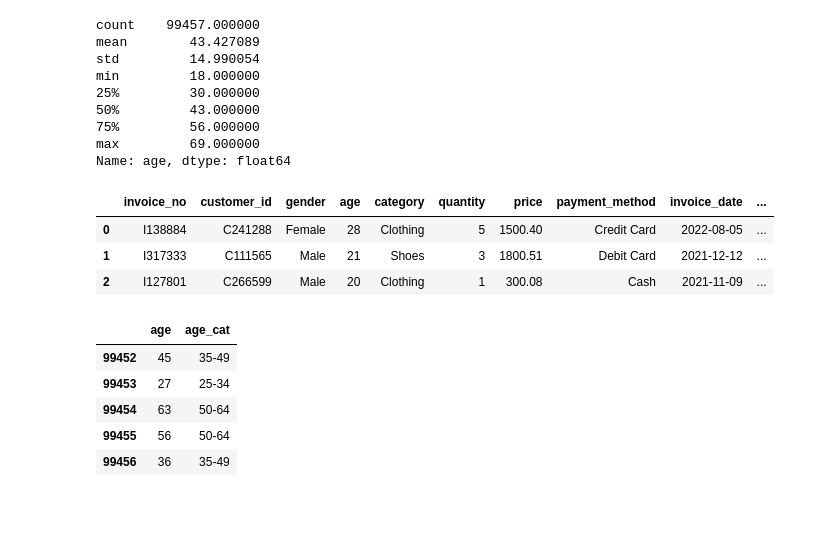
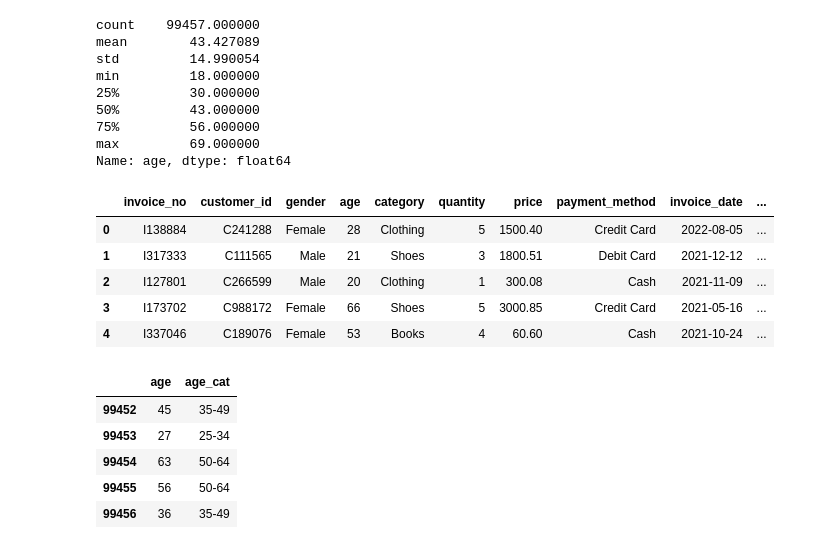
Before and after one commit to wvita1975/analisis_retail, a Jupyter notebook: retail.ipynb, the cells around one changed output. Drawn from its saved outputs; the diff is of its cells as text; code cells hidden in the pictures; blank space fills up the shorter version.

```diff
--- a/retail.ipynb
+++ b/retail.ipynb
@@ -185,10 +220,12 @@ def category_f(age):
 #
 df2['age_cat'] = df2[ 'age_cat'].apply(category_f)
 # %%
-df2.head(3)
+df2.head()
 # %% [output]
 |  | invoice_no | customer_id | gender | age | category | quantity | price | payment_method | invoice_date | ... |
 | 0 | I138884 | C241288 | Female | 28 | Clothing | 5 | 1500.40 | Credit Card | 2022-08-05 | ... |
 | 1 | I317333 | C111565 | Male | 21 | Shoes | 3 | 1800.51 | Debit Card | 2021-12-12 | ... |
 | 2 | I127801 | C266599 | Male | 20 | Clothing | 1 | 300.08 | Cash | 2021-11-09 | ... |
+| 3 | I173702 | C988172 | Female | 66 | Shoes | 5 | 3000.85 | Credit Card | 2021-05-16 | ... |
+| 4 | I337046 | C189076 | Female | 53 | Books | 4 | 60.60 | Cash | 2021-10-24 | ... |
 # %%
```
Also changed, not shown: parts of 22 cells of this notebook.
